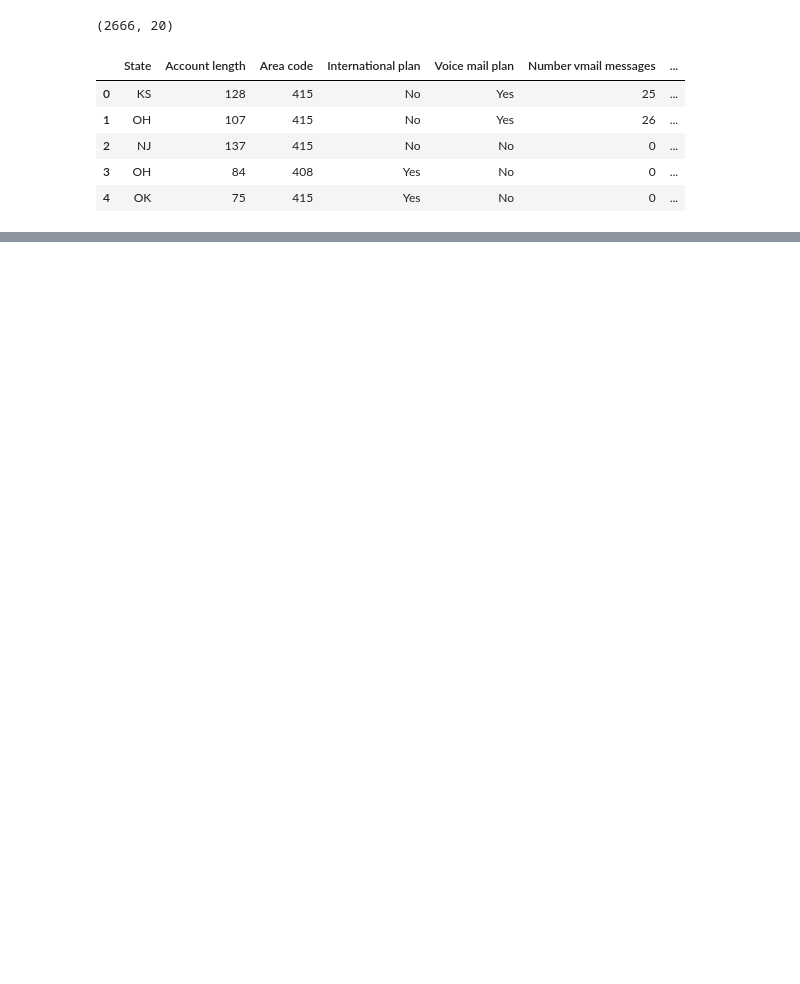
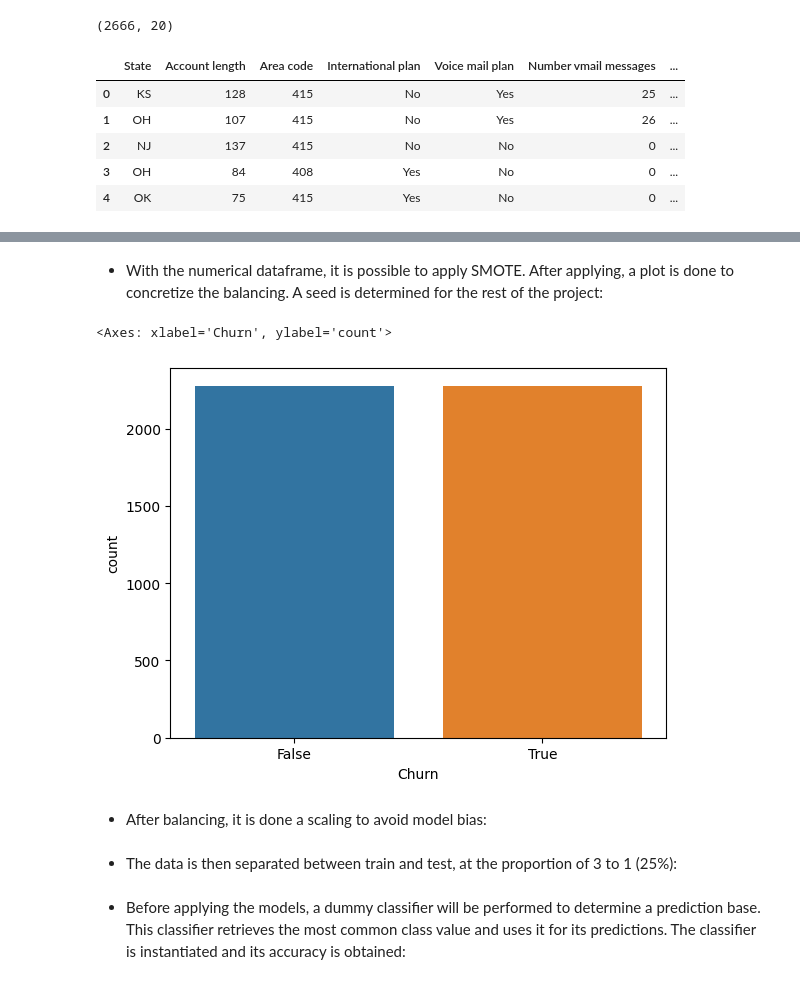
Before and after one commit to maranefabio/Machine-Learning-Projects, a Jupyter notebook: Telecom_Company/Project-Telecom_Company.ipynb, the cells around one changed output, grey strips where cells are left out. Cells and saved outputs as stored; diff of their text form; code cells hidden in the pictures; blank space fills up the shorter version.

Commit message:
Update telco_churn

```diff
--- a/Telecom_Company/Project-Telecom_Company.ipynb
+++ b/Telecom_Company/Project-Telecom_Company.ipynb
@@ -21,0 +47,8 @@ sns.countplot(x = data['Churn'])
+# %%
+from sklearn.preprocessing import LabelEncoder
+
+LE = LabelEncoder()
+d_copy = data.copy()
+str_columns = data.select_dtypes(include = object).columns
+for i in str_columns:
+    data[i] = LE.fit_transform(data[i].astype(str))
@@ -21,0 +74,21 @@ sns.countplot(x = data['Churn'])
+# %% [markdown]
+- With the numerical dataframe, it is possible to apply SMOTE. After applying, a plot is done to concretize the balancing. A seed is determined for the rest of the project:
+# %%
+import numpy as np
+from imblearn.over_sampling import SMOTE
+
+np.random.seed(20)
+
+raw_x1 = data.drop('Churn', axis = 1)
+raw_x2 = data['Churn']
+
+sm = SMOTE()
+raw_x1, raw_x2 = sm.fit_resample(raw_x1, raw_x2)
+data = pd.concat([raw_x1, raw_x2], axis = 1)
+
+sns.countplot(x = data['Churn'])
+# %% [output]
+<Axes: xlabel='Churn', ylabel='count'>
+[figure, added]
+# %% [markdown]
+- After balancing, it is done a scaling to avoid model bias:
@@ -21,0 +103,2 @@ sns.countplot(x = data['Churn'])
+# %% [markdown]
+- The data is then separated between train and test, at the proportion of 3 to 1 (25%):
@@ -21,0 +109,2 @@ sns.countplot(x = data['Churn'])
+# %% [markdown]
+- Before applying the models, a dummy classifier will be performed to determine a prediction base. This classifier retrieves the most common class value and uses it for its predictions. The classifier is instantiated and its accuracy is obtained:
```
Also changed, not shown: parts of 28 cells of this notebook.
